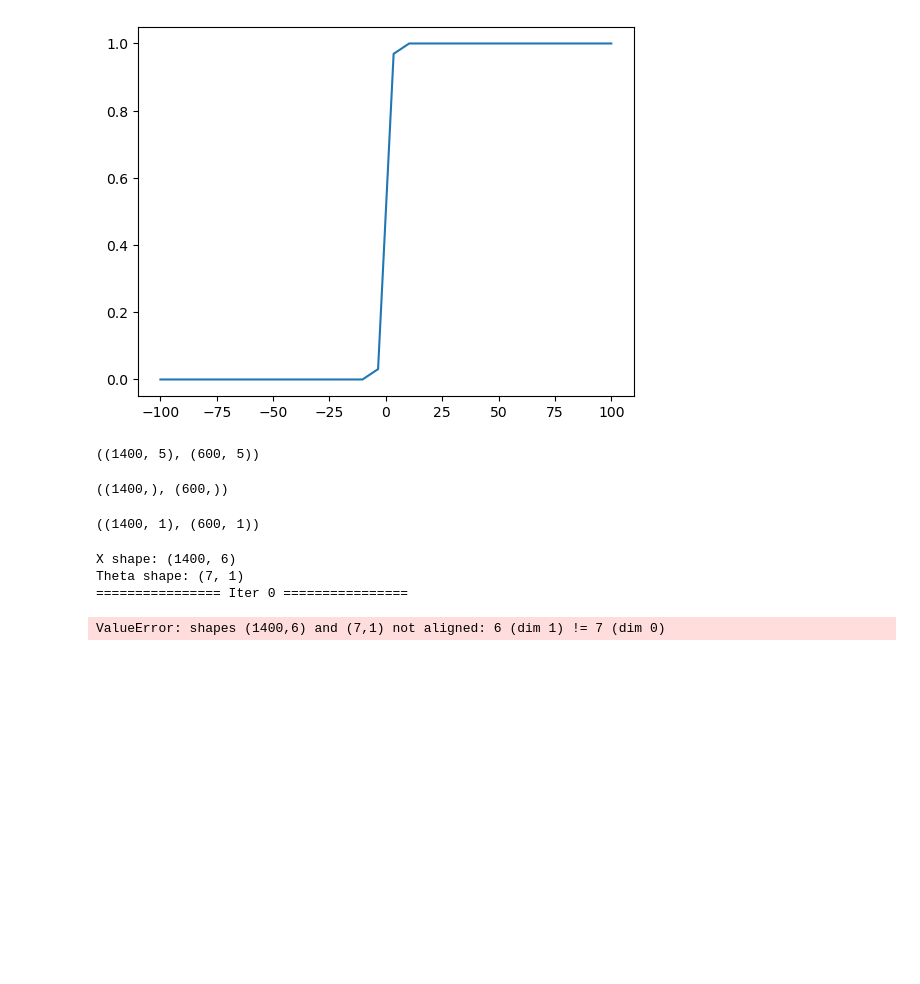
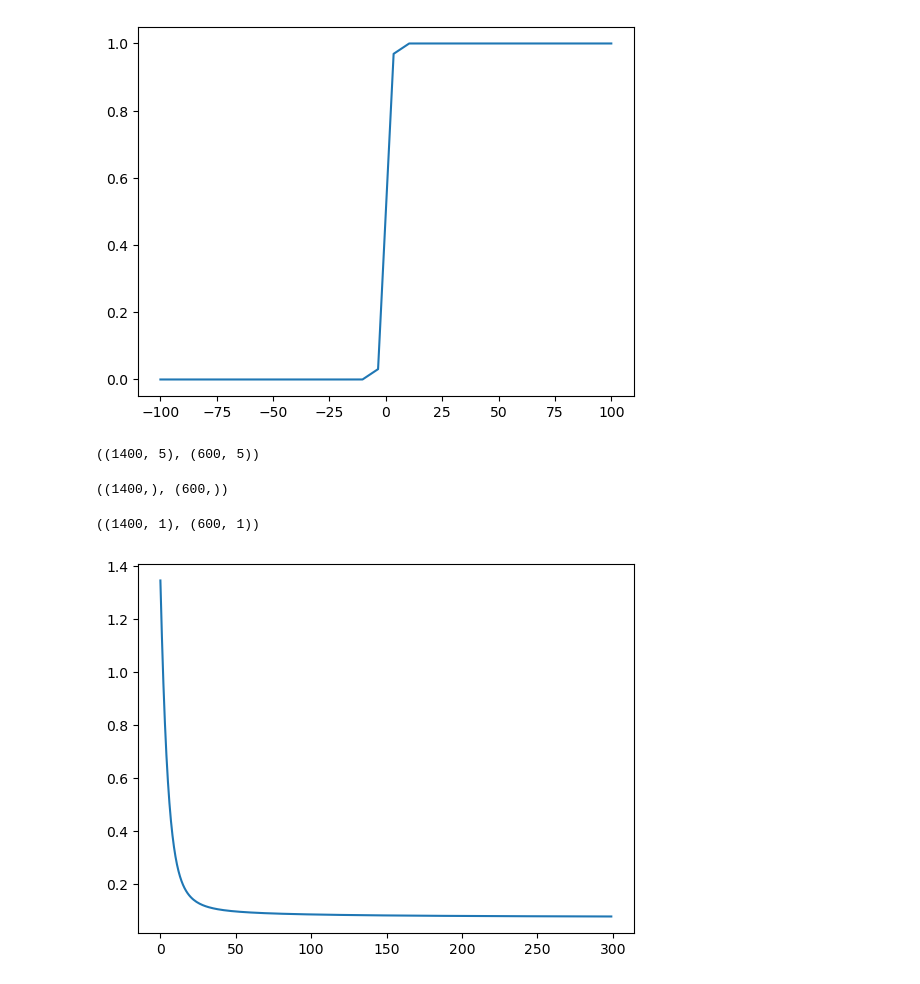
Before and after one commit to lavkushsingh31/ML-Practice-Exercises, a Jupyter notebook: Logistic Regression - Implementation.ipynb, the cells around one changed output. Drawn from its saved outputs; the diff is of its cells as text; code cells hidden in the pictures; blank space fills up the shorter version.

Commit message:
training code fixed, now it is working

```diff
--- a/Logistic Regression - Implementation.ipynb
+++ b/Logistic Regression - Implementation.ipynb
@@ -144,10 +121,29 @@ y_test = y_test.reshape(-1,1)
 y_train.shape, y_test.shape
 # %% [output]
 ((1400, 1), (600, 1))
+# %%
+def training(X,y, learning_rate = 0.1, max_iter = 300):
+
+    n_features = X.shape[1]
+    # randomly initialize theta
+    theta = np.random.randn(n_features,1)
+    error_list = []
+    #print(f"X shape: {X.shape}\nTheta shape: {theta.shape}")
+
+    for i in range(max_iter):
+        #print(f"================ Iter {i} ================")
+        y_pred = hypothesis(X,theta)
+
+        error = loss_binary_cross_entropy(y,y_pred)
+        error_list.append(error)
+
+        grad = gradient(X,y,y_pred)
+        theta = theta - learning_rate*grad
+
+    plt.plot(error_list)
+    plt.show()
+    return theta
 # %%
-theta = training(X_train,y_train)
+theta = training(X_train,y_train, learning_rate=0.3)
 # %% [output]
-X shape: (1400, 6)
-Theta shape: (7, 1)
-================ Iter 0 ================
-ValueError: shapes (1400,6) and (7,1) not aligned: 6 (dim 1) != 7 (dim 0)
+[figure, added]
```
Also changed, not shown: parts of 1 cell of this notebook.
